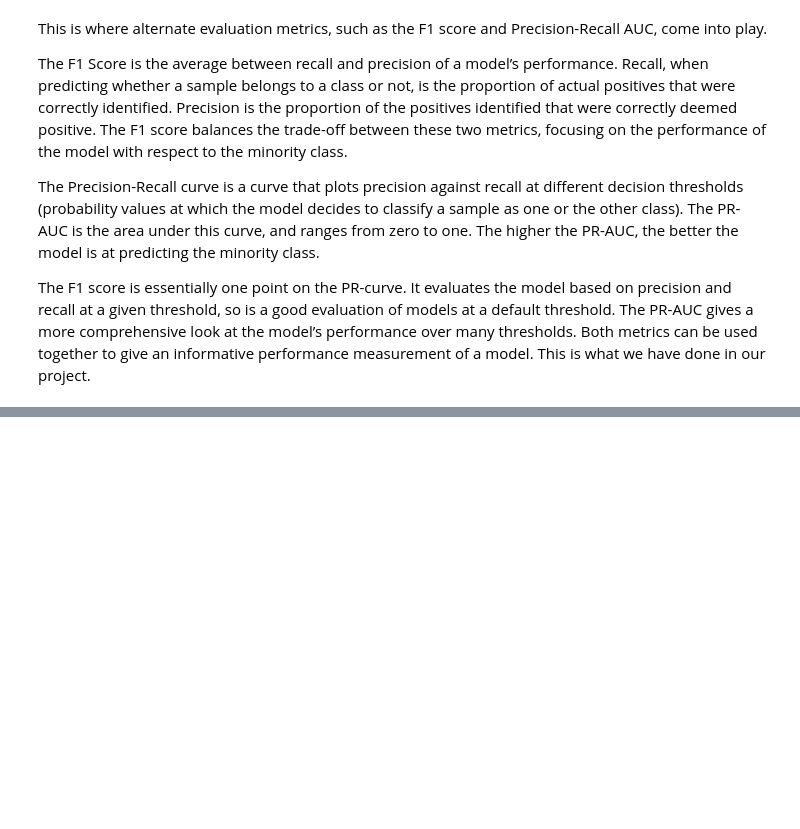
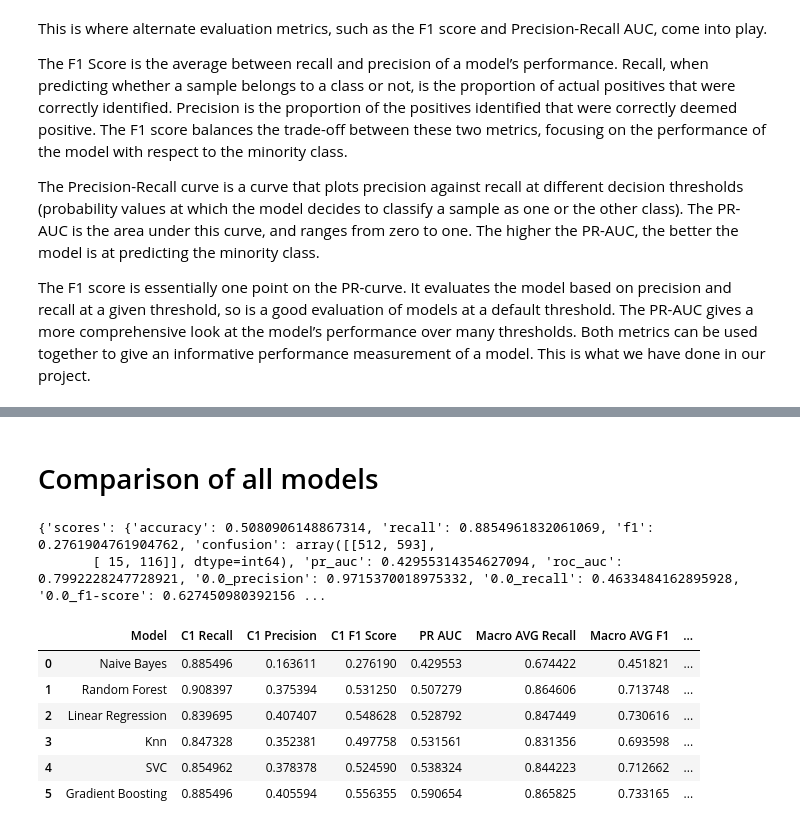
Before and after one commit to tuclaure/CSU-CS-345, a Jupyter notebook: FeatureEngineering.ipynb, the cells around one changed output, grey strips where cells are left out. Cells and saved outputs as stored; diff of their text form; code cells hidden in the pictures; blank space fills up the shorter version.

```diff
--- a/FeatureEngineering.ipynb
+++ b/FeatureEngineering.ipynb
@@ -873,0 +1055,12 @@ weighted avg_support: 576.6
+# %%
+def test_naive_bayes():
+    params = {
+        'var_smoothing': [1e-9, 1e-8, 1e-7],  # Portion of the largest variance
+    }
+    metrics = ['recall', 'pr_auc', 'f1']
+    model_type = GaussianNB
+    print("Running Naive Bayes Model with small dataset")
+    final_metrics = find_best_model(model_type, metrics, params)
+    return final_metrics
+
+NB_metrics = test_naive_bayes()
@@ -873,0 +1085,57 @@ weighted avg_support: 576.6
+# %% [markdown]
+# Comparison of all models
+# %%
+models = {
+    "Naive Bayes": NB_metrics,
+    "Random Forest": RF_metrics,
+    "Linear Regression": LR_metrics,
+    "Knn": KNN_metrics,
+    "SVC": SVM_metrics,
+    "Gradient Boosting": GB_metrics,
+}
+
+# Extract relevant metrics from each model
+primary_metrics_list = []
+for model_name, model_metrics in models.items():
+    metrics = {
+        "Model": model_name,
+        # "Sampler": model_metrics['sampler'],
+        # "Parameters": model_metrics['parameters'],
+        "C1 Recall": model_metrics['scores']["1.0_recall"],
+        "C1 Precision": model_metrics['scores']["1.0_precision"],
+        "C1 F1 Score": model_metrics['scores']["1.0_f1-score"],
+        "PR AUC": model_metrics['scores']["pr_auc"],
+
+        "Macro AVG Recall": model_metrics['scores']["macro avg_recall"],
+        "Macro AVG F1": model_metrics['scores']["macro avg_f1-score"],
+        "Weighted AVG Recall": model_metrics['scores']["weighted avg_recall"],
+        "Weighted AVG F1": model_metrics['scores']["weighted avg_f1-score"],
+        "Confusion": model_metrics['scores']["confusion"],
+    }
+    primary_metrics_list.append(metrics)
+
+# Create a DataFrame to display the metrics
+df = pd.DataFrame(primary_metrics_list)
+
+# Apply pandas Styler for aesthetic formatting
+styled_df = df.style.set_table_styles([
+    {'selector': 'thead th', 'props': [('background-color', '#4CAF50'), ('color', 'black'), ('font-weight', 'bold')]},  # Header text color to black
+    {'selector': 'tbody td', 'props': [('padding', '10px'), ('text-align', 'center'), ('font-size', '14px'), ('color', 'black')]},  # Body text color to black
+    {'selector': 'tbody tr:nth-child(even)', 'props': [('background-color', '#f2f2f2')]},  # Even rows with light gray background
+    {'selector': 'tbody tr:nth-child(odd)', 'props': [('background-color', 'white')]},  # Odd rows with white background
+    {'selector': 'table', 'props': [('border-collapse', 'collapse'), ('width', '100%')]},  # Table layout
+    {'selector': 'th, td', 'props': [('border', '1px solid #ddd'), ('padding', '8px'), ('text-align', 'center')]},  # Borders and padding
+])
+
+# Display the styled DataFrame
+styled_df
+# %% [output]
+{'scores': {'accuracy': 0.5080906148867314, 'recall': 0.8854961832061069, 'f1': 0.2761904761904762, 'confusion': array([[512, 593],
+       [ 15, 116]], dtype=int64), 'pr_auc': 0.42955314354627094, 'roc_auc': 0.7992228247728921, '0.0_precision': 0.9715370018975332, '0.0_recall': 0.4633484162895928, '0.0_f1-score': 0.627450980392156 ...
+|  | Model | C1 Recall | C1 Precision | C1 F1 Score | PR AUC | Macro AVG Recall | Macro AVG F1 | ... |
+| 0 | Naive Bayes | 0.885496 | 0.163611 | 0.276190 | 0.429553 | 0.674422 | 0.451821 | ... |
+| 1 | Random Forest | 0.908397 | 0.375394 | 0.531250 | 0.507279 | 0.864606 | 0.713748 | ... |
+| 2 | Linear Regression | 0.839695 | 0.407407 | 0.548628 | 0.528792 | 0.847449 | 0.730616 | ... |
+| 3 | Knn | 0.847328 | 0.352381 | 0.497758 | 0.531561 | 0.831356 | 0.693598 | ... |
+| 4 | SVC | 0.854962 | 0.378378 | 0.524590 | 0.538324 | 0.844223 | 0.712662 | ... |
+| 5 | Gradient Boosting | 0.885496 | 0.405594 | 0.556355 | 0.590654 | 0.865825 | 0.733165 | ... |
```
Also changed, not shown: parts of 25 cells of this notebook.
